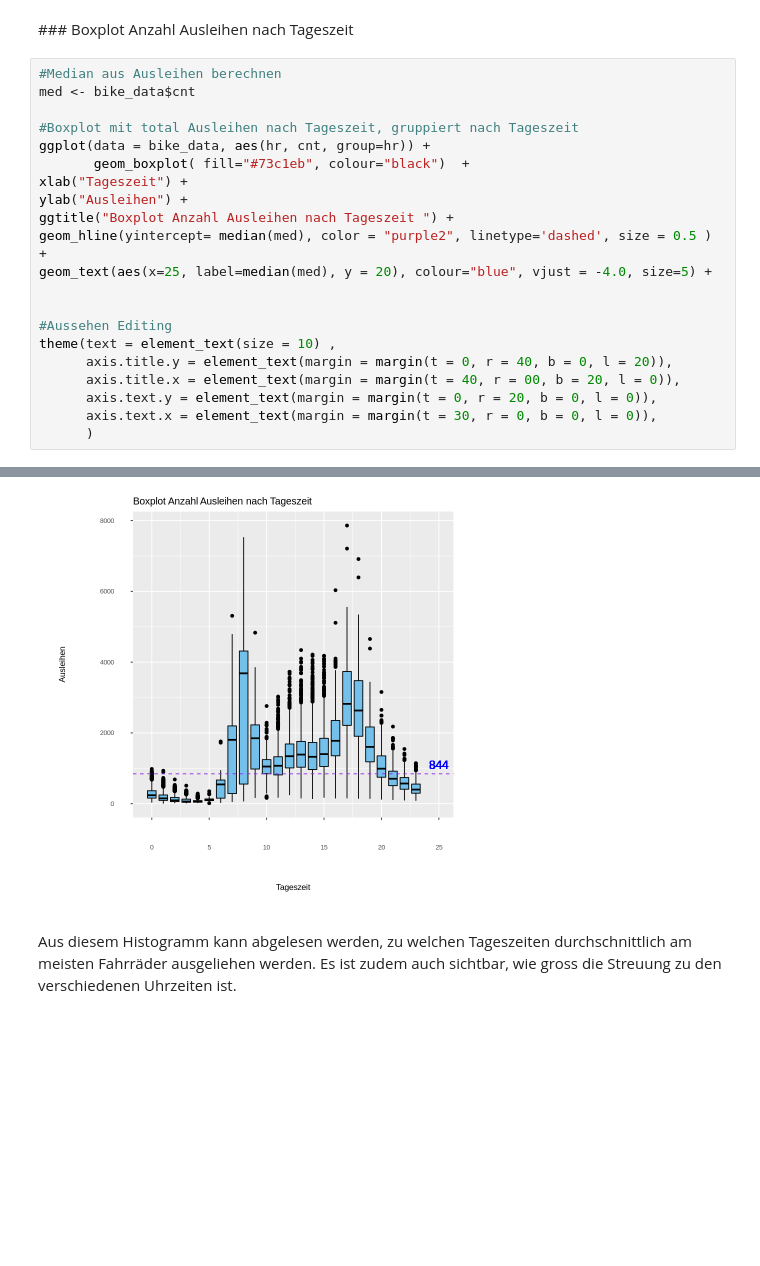
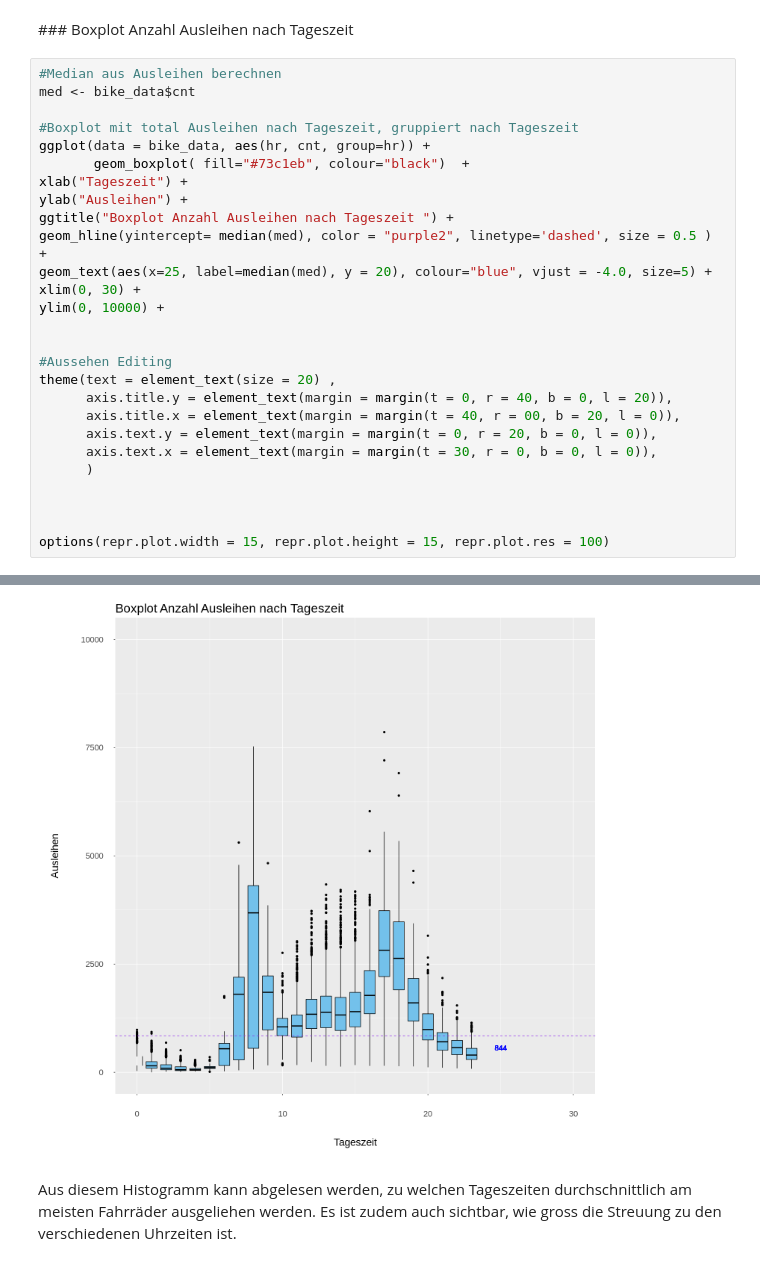
Before and after one commit to qcal12/BINA_Bike-Sharing-Economie, a Jupyter notebook: Bike Sharing Economie .ipynb, the cells around one changed output, grey strips where cells are left out. Cells and saved outputs as stored; diff of their text form; blank space fills up the shorter version.

Commit message:
added xlim and ylim added new Dataset (Weekdays)

```diff
--- a/Bike Sharing Economie .ipynb
+++ b/Bike Sharing Economie .ipynb
@@ -182,13 +183,19 @@ ylab("Ausleihen") +
 ggtitle("Boxplot Anzahl Ausleihen nach Tageszeit ") +
 geom_hline(yintercept= median(med), color = "purple2", linetype='dashed', size = 0.5 ) +
 geom_text(aes(x=25, label=median(med), y = 20), colour="blue", vjust = -4.0, size=5) +
+xlim(0, 30) +
+ylim(0, 10000) +
 
 
 #Aussehen Editing
-theme(text = element_text(size = 10) ,
+theme(text = element_text(size = 20) ,
       axis.title.y = element_text(margin = margin(t = 0, r = 40, b = 0, l = 20)),
       axis.title.x = element_text(margin = margin(t = 40, r = 00, b = 20, l = 0)),
       axis.text.y = element_text(margin = margin(t = 0, r = 20, b = 0, l = 0)),
       axis.text.x = element_text(margin = margin(t = 30, r = 0, b = 0, l = 0)),
       )
+
+
+
+options(repr.plot.width = 15, repr.plot.height = 15, repr.plot.res = 100)
 # %% [output]
@@ -195,4 +204,4 @@ theme(text = element_text(size = 10) ,
-[figure, old version]
+[figure, new version]
 # %% [markdown]
 Aus diesem Histogramm kann abgelesen werden, zu welchen Tageszeiten durchschnittlich am meisten Fahrräder ausgeliehen werden. Es ist zudem auch sichtbar, wie gross die Streuung zu den verschiedenen Uhrzeiten ist.
 # %% [markdown]
```
Also changed, not shown: parts of 10 cells of this notebook, 1 other file.
